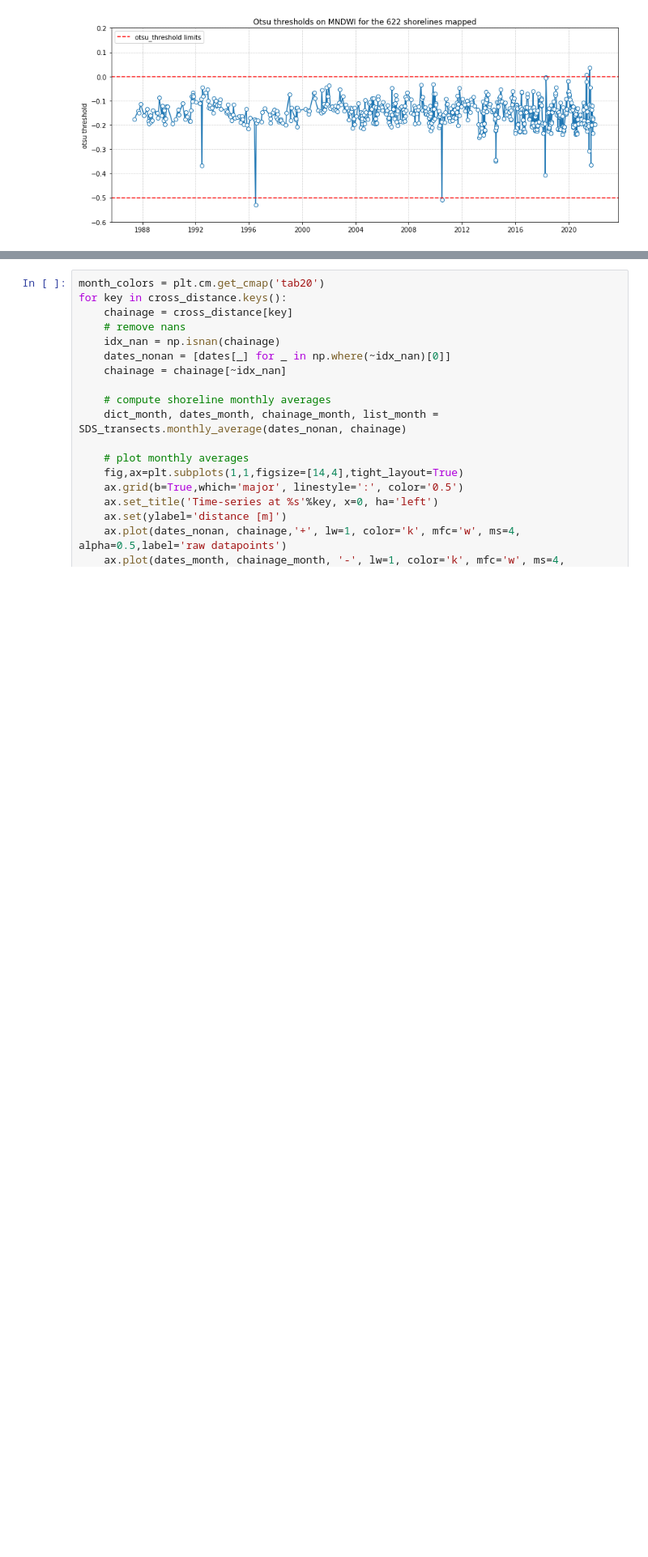
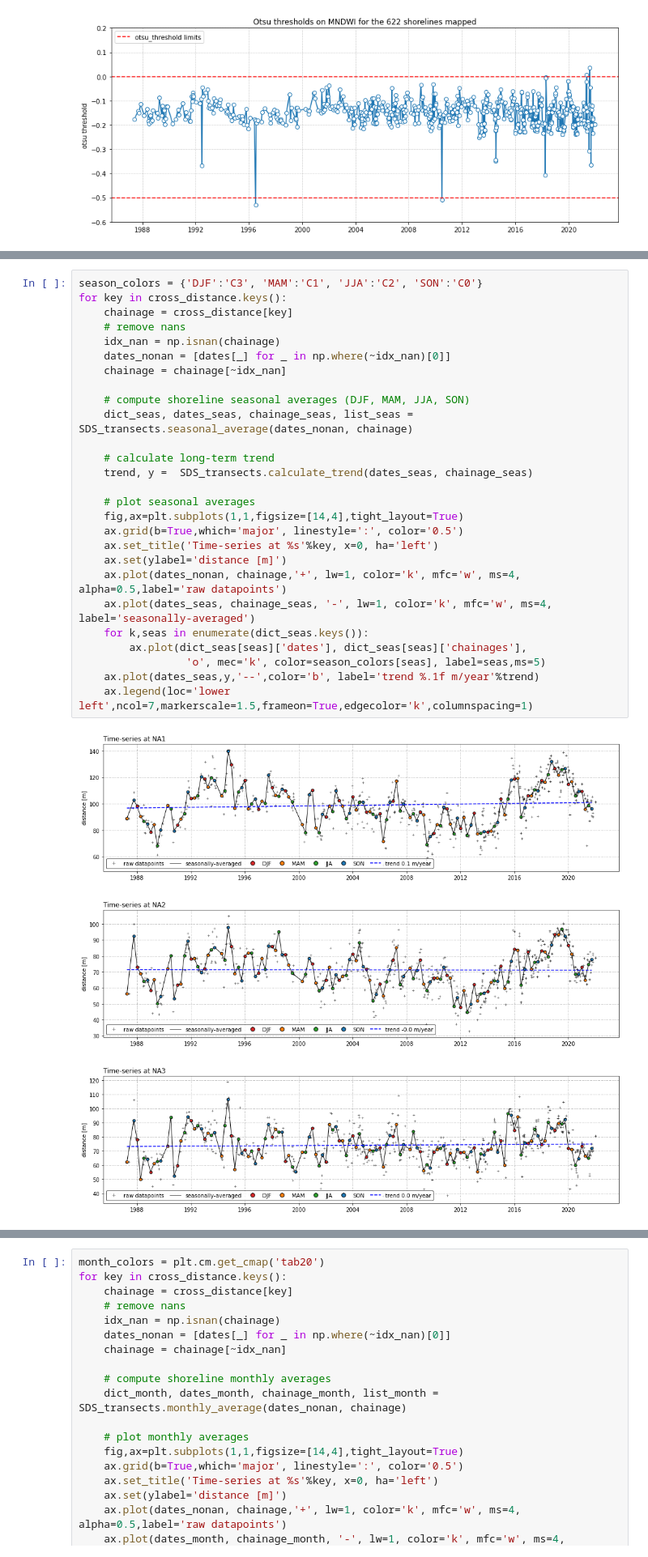
Before and after one commit to kvos/CoastSat, a Jupyter notebook: example_jupyter.ipynb, the cells around one changed output, grey strips where cells are left out. Shown at 81% size. Drawn from its saved outputs; the diff is of its cells as text; blank space fills up the shorter version.

Commit message:
add trend calculation

```diff
--- a/example_jupyter.ipynb
+++ b/example_jupyter.ipynb
@@ -470,0 +482,31 @@ fig.savefig(os.path.join(inputs['filepath'], inputs['sitename'], 'otsu_threhsold
+# %%
+season_colors = {'DJF':'C3', 'MAM':'C1', 'JJA':'C2', 'SON':'C0'}
+for key in cross_distance.keys():
+    chainage = cross_distance[key]
+    # remove nans
+    idx_nan = np.isnan(chainage)
+    dates_nonan = [dates[_] for _ in np.where(~idx_nan)[0]]
+    chainage = chainage[~idx_nan]
+
+    # compute shoreline seasonal averages (DJF, MAM, JJA, SON)
+    dict_seas, dates_seas, chainage_seas, list_seas = SDS_transects.seasonal_average(dates_nonan, chainage)
+
+    # calculate long-term trend
+    trend, y =  SDS_transects.calculate_trend(dates_seas, chainage_seas)
+
+    # plot seasonal averages
+    fig,ax=plt.subplots(1,1,figsize=[14,4],tight_layout=True)
+    ax.grid(b=True,which='major', linestyle=':', color='0.5')
+    ax.set_title('Time-series at %s'%key, x=0, ha='left')
+    ax.set(ylabel='distance [m]')
+    ax.plot(dates_nonan, chainage,'+', lw=1, color='k', mfc='w', ms=4, alpha=0.5,label='raw datapoints')
+    ax.plot(dates_seas, chainage_seas, '-', lw=1, color='k', mfc='w', ms=4, label='seasonally-averaged')
+    for k,seas in enumerate(dict_seas.keys()):
+        ax.plot(dict_seas[seas]['dates'], dict_seas[seas]['chainages'],
+                 'o', mec='k', color=season_colors[seas], label=seas,ms=5)
+    ax.plot(dates_seas,y,'--',color='b', label='trend %.1f m/year'%trend)
+    ax.legend(loc='lower left',ncol=7,markerscale=1.5,frameon=True,edgecolor='k',columnspacing=1)
+# %% [output]
+[figure, added]
+[figure, added]
+[figure, added]
```
Also changed, not shown: parts of 17 cells of this notebook, 1 other file.
